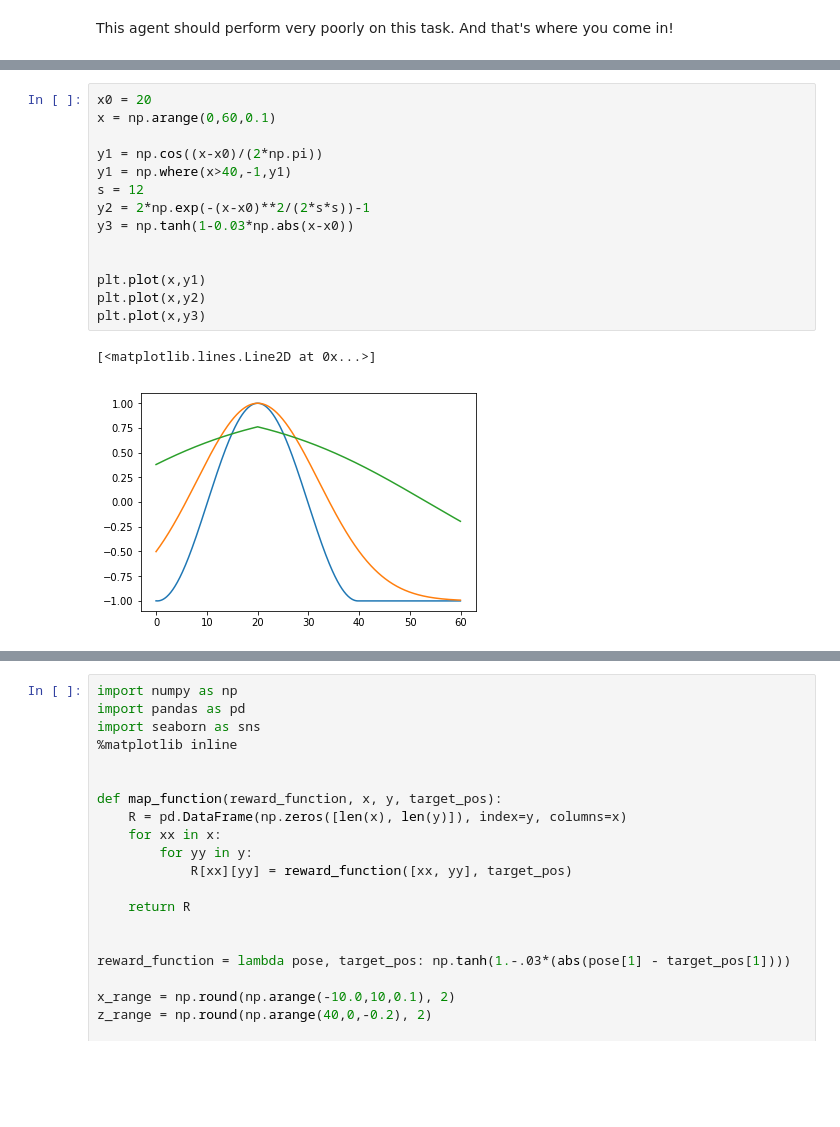
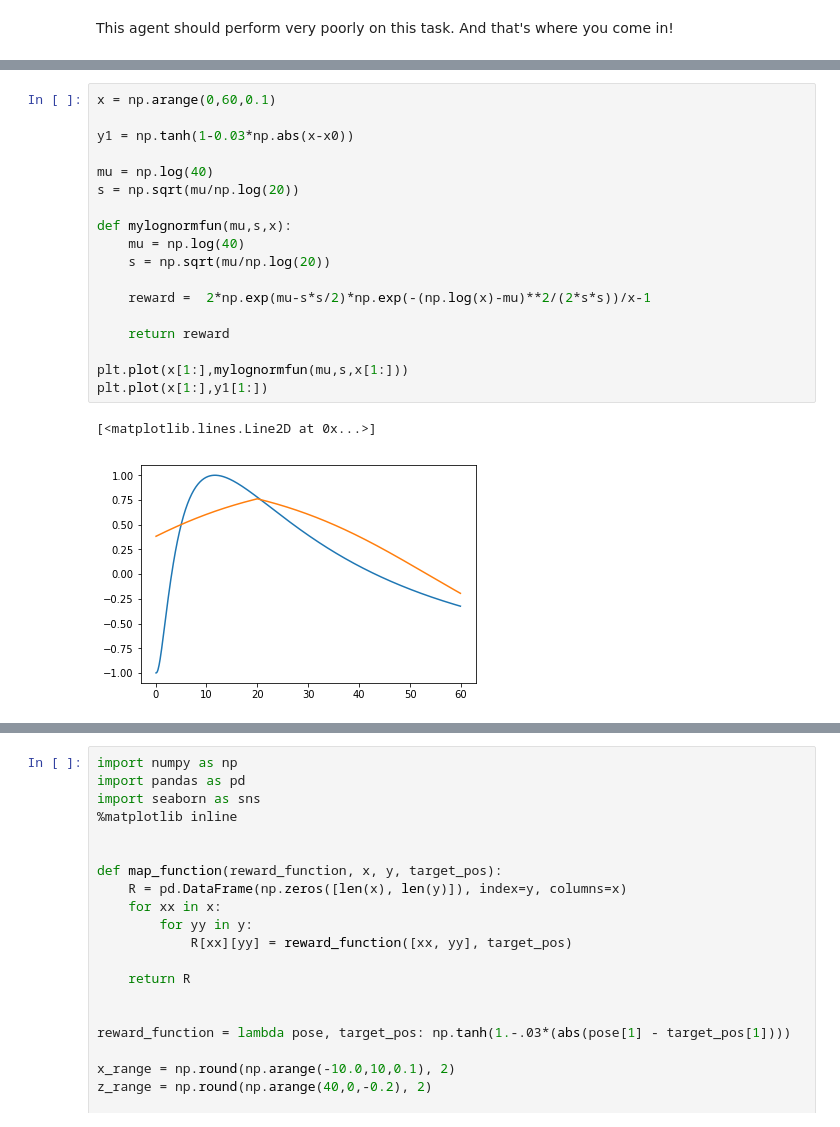
Before and after one commit to corasantos/Udacity-ML-Engineer-Nanodegree, a Jupyter notebook: Reinforcement Learning - Quadcopter/Quadcopter_Project.ipynb, the cells around one changed output, grey strips where cells are left out. Saved outputs shown, nothing was run; the diff lists cells and outputs as text; blank space fills up the shorter version.

```diff
--- a/Reinforcement Learning - Quadcopter/Quadcopter_Project.ipynb
+++ b/Reinforcement Learning - Quadcopter/Quadcopter_Project.ipynb
@@ -286,17 +288,21 @@ len(results)/64
-# %%
-x0 = 20
-x = np.arange(0,60,0.1)
-
-y1 = np.cos((x-x0)/(2*np.pi))
-y1 = np.where(x>40,-1,y1)
-s = 12
-y2 = 2*np.exp(-(x-x0)**2/(2*s*s))-1
-y3 = np.tanh(1-0.03*np.abs(x-x0))
-
-
-plt.plot(x,y1)
-plt.plot(x,y2)
-plt.plot(x,y3)
-# %% [output]
-[<matplotlib.lines.Line2D at 0x...>]
-[figure, removed]
+# %%
+x = np.arange(0,60,0.1)
+
+y1 = np.tanh(1-0.03*np.abs(x-x0))
+
+mu = np.log(40)
+s = np.sqrt(mu/np.log(20))
+
+def mylognormfun(mu,s,x):
+    mu = np.log(40)
+    s = np.sqrt(mu/np.log(20))
+
+    reward =  2*np.exp(mu-s*s/2)*np.exp(-(np.log(x)-mu)**2/(2*s*s))/x-1
+
+    return reward
+
+plt.plot(x[1:],mylognormfun(mu,s,x[1:]))
+plt.plot(x[1:],y1[1:])
+# %% [output]
+[<matplotlib.lines.Line2D at 0x...>]
+[figure, added]
```
Also changed, not shown: parts of 4 cells of this notebook, 3 other files.
